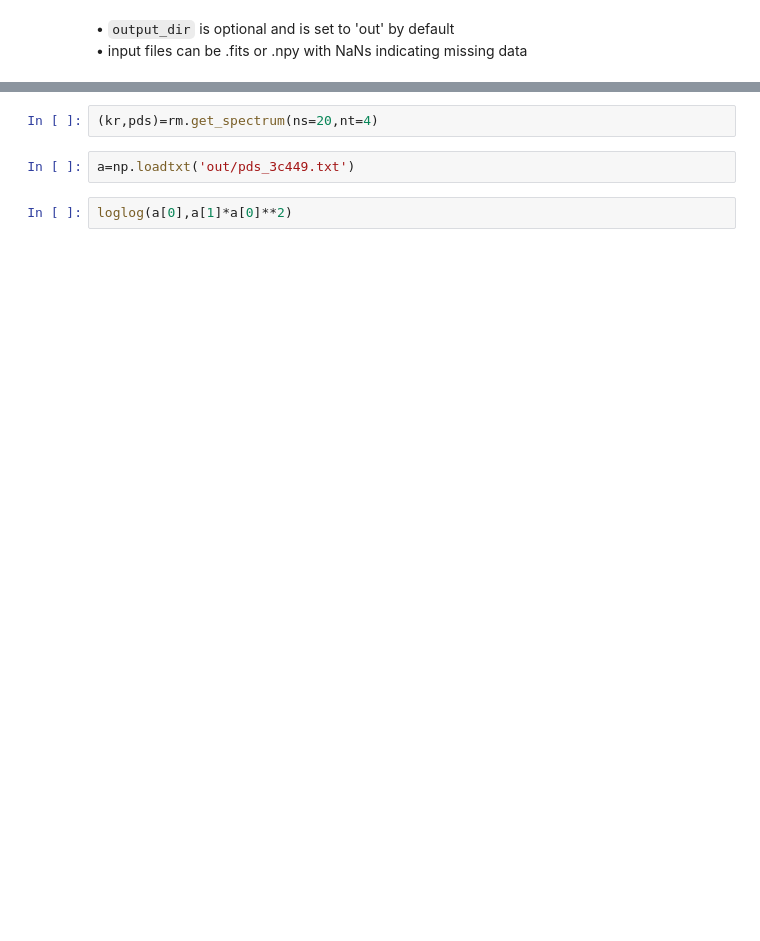
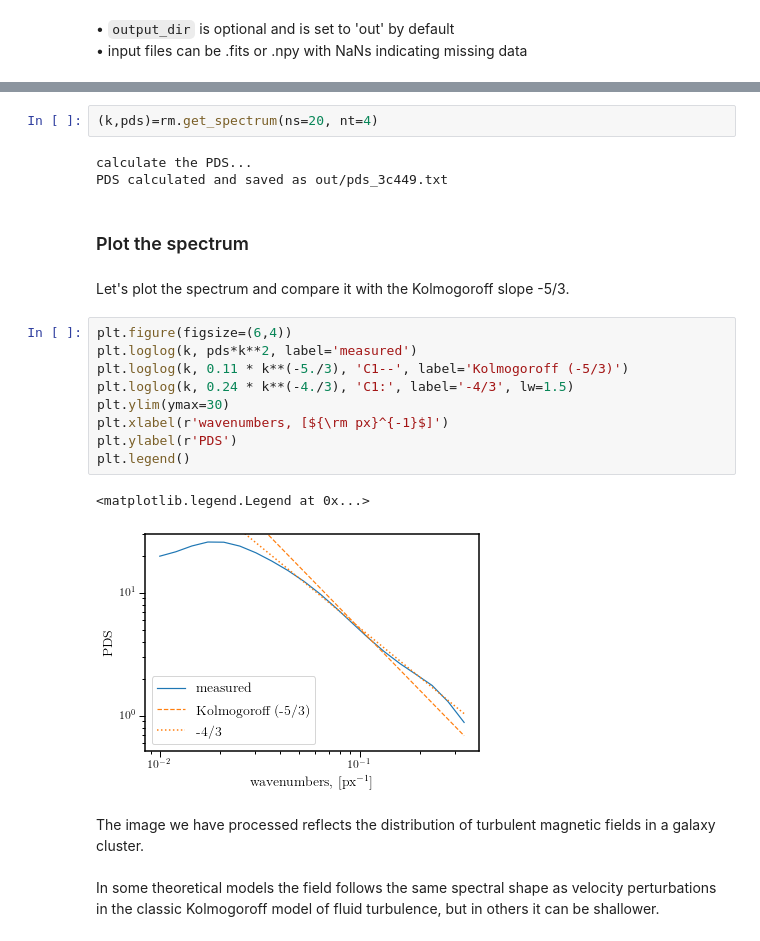
Before and after one commit to sergekomarov/rm-spec, a Jupyter notebook: USAGE.ipynb, the cells around one changed output, grey strips where cells are left out. Cells and saved outputs as stored; diff of their text form; blank space fills up the shorter version.

```diff
--- a/USAGE.ipynb
+++ b/USAGE.ipynb
@@ -34,6 +39,24 @@ imshow(load('out/smooth3d_3c449.npy'), cmap='jet')
 # %%
-(kr,pds)=rm.get_spectrum(ns=20,nt=4)
+(k,pds)=rm.get_spectrum(ns=20, nt=4)
+# %% [output]
+calculate the PDS...
+PDS calculated and saved as out/pds_3c449.txt
-# %%
-a=np.loadtxt('out/pds_3c449.txt')
-# %%
-loglog(a[0],a[1]*a[0]**2)
+# %% [markdown]
+### Plot the spectrum
+# %% [markdown]
+Let's plot the spectrum and compare it with the Kolmogoroff slope -5/3.
+# %%
+plt.figure(figsize=(6,4))
+plt.loglog(k, pds*k**2, label='measured')
+plt.loglog(k, 0.11 * k**(-5./3), 'C1--', label='Kolmogoroff (-5/3)')
+plt.loglog(k, 0.24 * k**(-4./3), 'C1:', label='-4/3', lw=1.5)
+plt.ylim(ymax=30)
+plt.xlabel(r'wavenumbers, [${\rm px}^{-1}$]')
+plt.ylabel(r'PDS')
+plt.legend()
+# %% [output]
+<matplotlib.legend.Legend at 0x...>
+[figure, added]
+# %% [markdown]
+The image we have processed reflects the distribution of turbulent magnetic fields in a galaxy cluster.<br><br>
+In some theoretical models the field follows the same spectral shape as velocity perturbations in the classic Kolmogoroff model of fluid turbulence, but in others it can be shallower.
```
Also changed, not shown: parts of 12 cells of this notebook, 2 other files.
